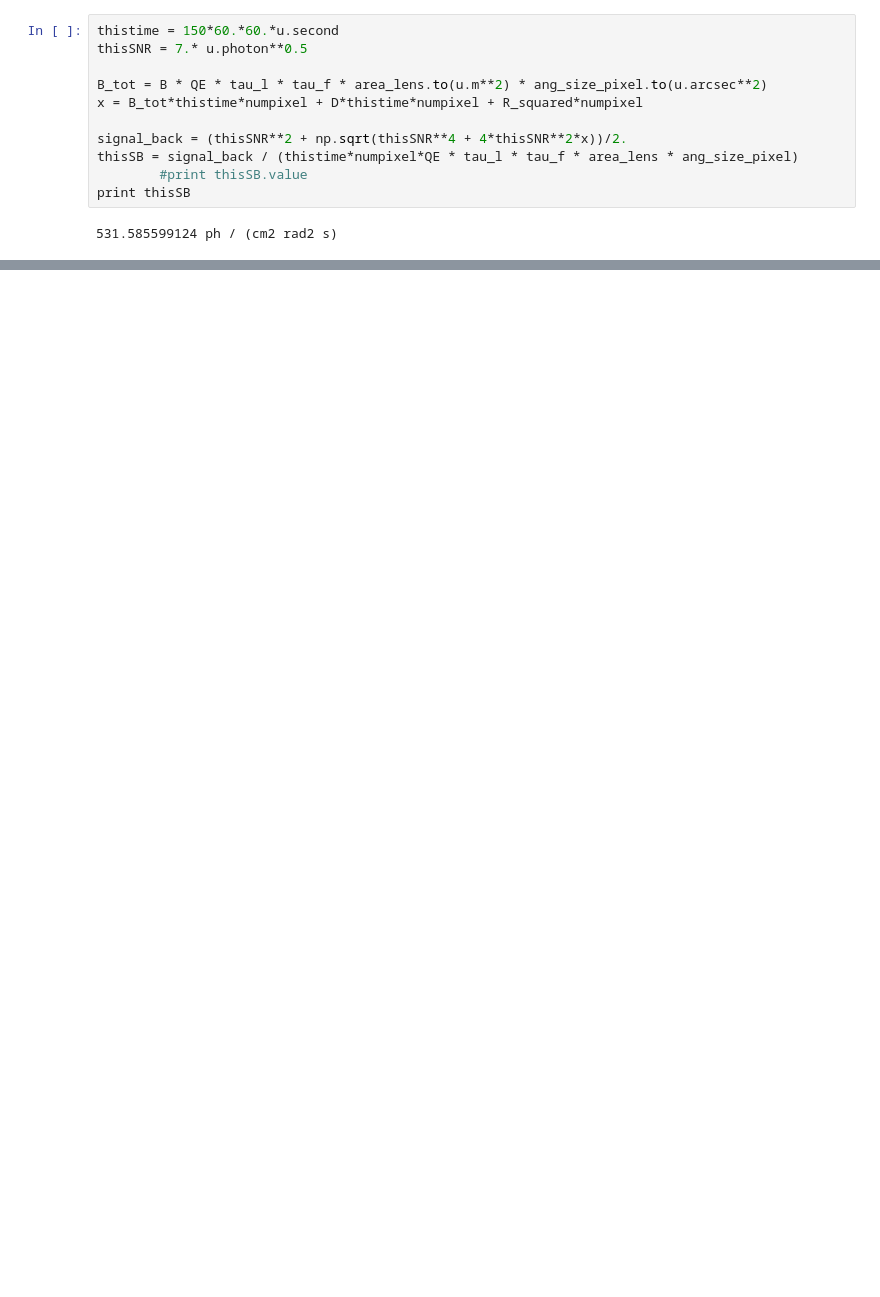
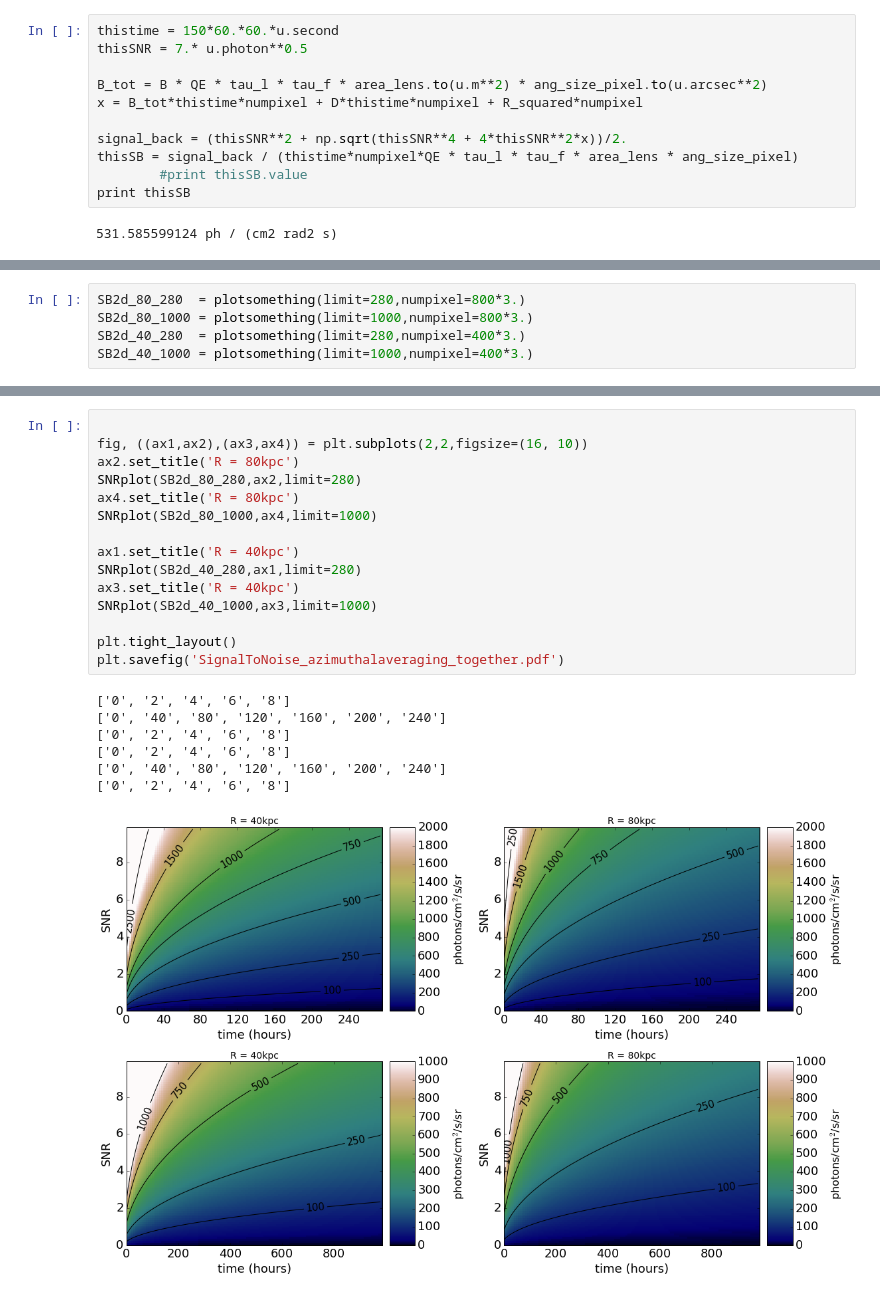
Before and after one commit to lokhorst/HalphaScripts, a Jupyter notebook: SignalToNoise_asimuthalaveraging.ipynb, the cells around one changed output, grey strips where cells are left out. Saved outputs shown, nothing was run; the diff lists cells and outputs as text; blank space fills up the shorter version.

```diff
--- a/SignalToNoise_asimuthalaveraging.ipynb
+++ b/SignalToNoise_asimuthalaveraging.ipynb
@@ -617,0 +756,5 @@ print SB2d[0,0],time2d[0,0],SNR2d[0,0]
+# %%
+SB2d_80_280  = plotsomething(limit=280,numpixel=800*3.)
+SB2d_80_1000 = plotsomething(limit=1000,numpixel=800*3.)
+SB2d_40_280  = plotsomething(limit=280,numpixel=400*3.)
+SB2d_40_1000 = plotsomething(limit=1000,numpixel=400*3.)
@@ -617,0 +779,23 @@ print SB2d[0,0],time2d[0,0],SNR2d[0,0]
+# %%
+
+fig, ((ax1,ax2),(ax3,ax4)) = plt.subplots(2,2,figsize=(16, 10))
+ax2.set_title('R = 80kpc')
+SNRplot(SB2d_80_280,ax2,limit=280)
+ax4.set_title('R = 80kpc')
+SNRplot(SB2d_80_1000,ax4,limit=1000)
+
+ax1.set_title('R = 40kpc')
+SNRplot(SB2d_40_280,ax1,limit=280)
+ax3.set_title('R = 40kpc')
+SNRplot(SB2d_40_1000,ax3,limit=1000)
+
+plt.tight_layout()
+plt.savefig('SignalToNoise_azimuthalaveraging_together.pdf')
+# %% [output]
+['0', '2', '4', '6', '8']
+['0', '40', '80', '120', '160', '200', '240']
+['0', '2', '4', '6', '8']
+['0', '2', '4', '6', '8']
+['0', '40', '80', '120', '160', '200', '240']
+['0', '2', '4', '6', '8']
+[figure, added]
```
Also changed, not shown: parts of 26 cells of this notebook, 4 other files.
